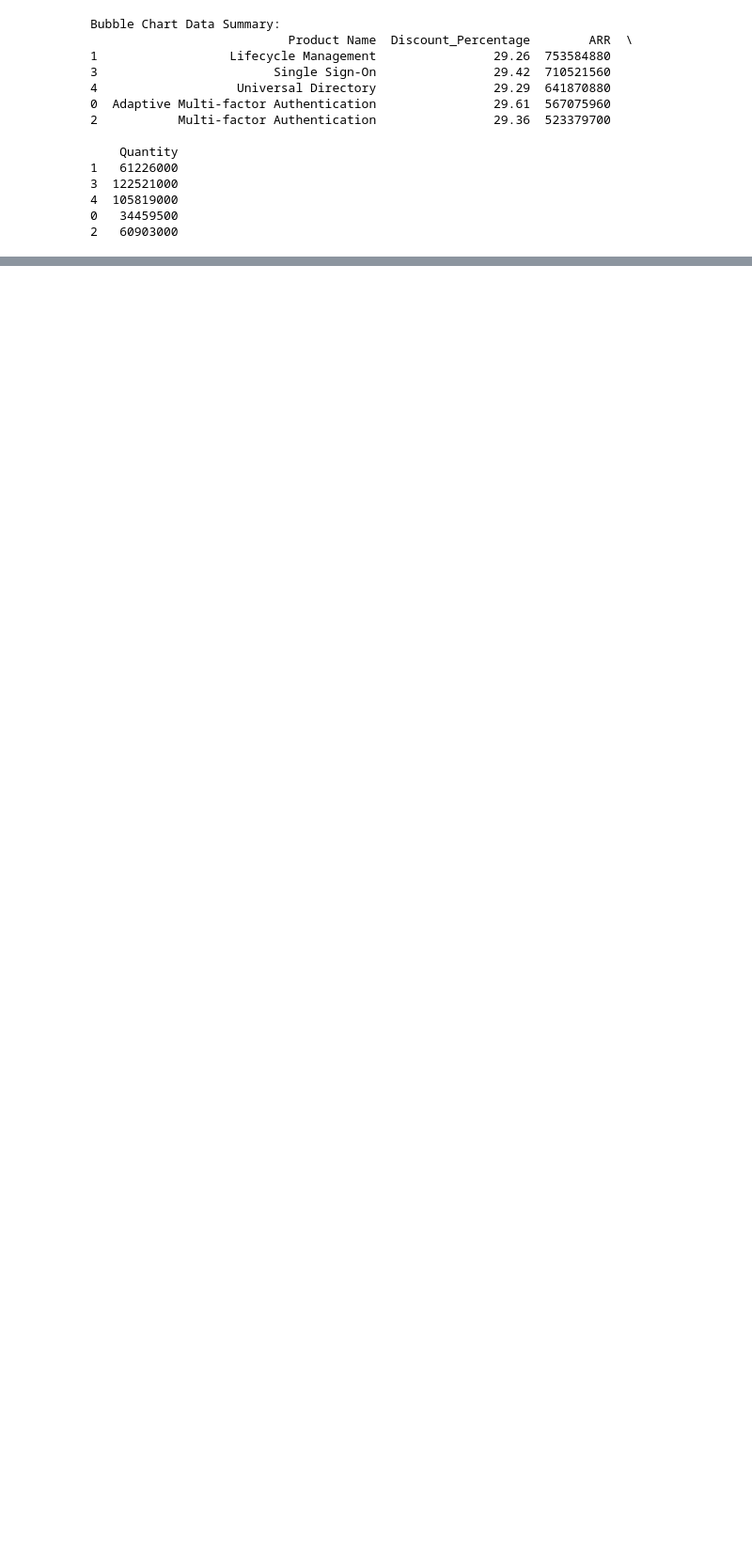
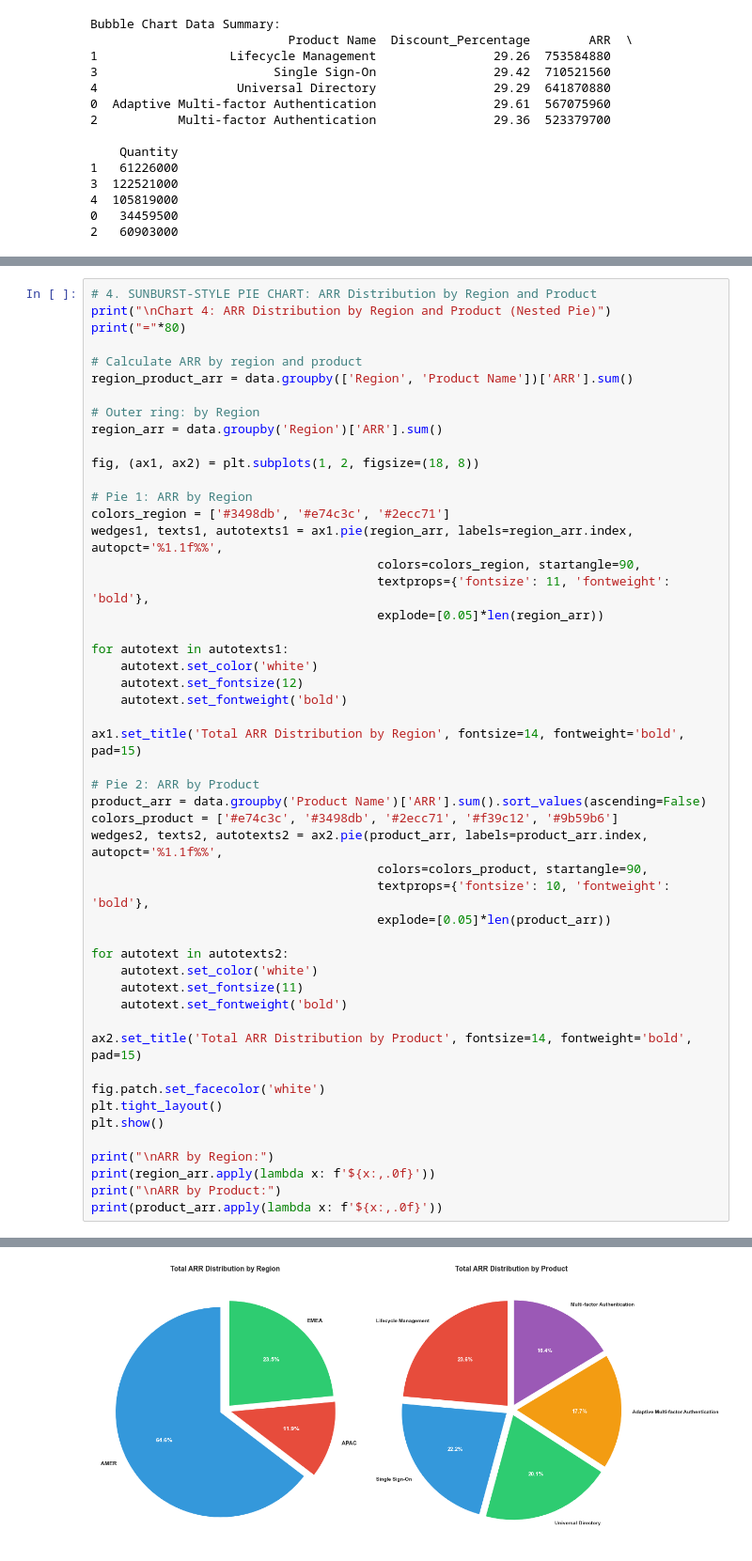
Before and after one commit to juileebhosale/Pricing_Discount_Strategy, a Jupyter notebook: Solution_notebook.ipynb, the cells around one changed output, grey strips where cells are left out. Shown at 94% size. Drawn from its saved outputs; the diff is of its cells as text; blank space fills up the shorter version.

```diff
--- a/Solution_notebook.ipynb
+++ b/Solution_notebook.ipynb
@@ -263,0 +568,51 @@ plt.show()
+# %%
+# 4. SUNBURST-STYLE PIE CHART: ARR Distribution by Region and Product
+print("\nChart 4: ARR Distribution by Region and Product (Nested Pie)")
+print("="*80)
+
+# Calculate ARR by region and product
+region_product_arr = data.groupby(['Region', 'Product Name'])['ARR'].sum()
+
+# Outer ring: by Region
+region_arr = data.groupby('Region')['ARR'].sum()
+
+fig, (ax1, ax2) = plt.subplots(1, 2, figsize=(18, 8))
+
+# Pie 1: ARR by Region
+colors_region = ['#3498db', '#e74c3c', '#2ecc71']
+wedges1, texts1, autotexts1 = ax1.pie(region_arr, labels=region_arr.index, autopct='%1.1f%%',
+                                       colors=colors_region, startangle=90,
+                                       textprops={'fontsize': 11, 'fontweight': 'bold'},
+                                       explode=[0.05]*len(region_arr))
+
+for autotext in autotexts1:
+    autotext.set_color('white')
+    autotext.set_fontsize(12)
+    autotext.set_fontweight('bold')
+
+ax1.set_title('Total ARR Distribution by Region', fontsize=14, fontweight='bold', pad=15)
+
+# Pie 2: ARR by Product
+product_arr = data.groupby('Product Name')['ARR'].sum().sort_values(ascending=False)
+colors_product = ['#e74c3c', '#3498db', '#2ecc71', '#f39c12', '#9b59b6']
+wedges2, texts2, autotexts2 = ax2.pie(product_arr, labels=product_arr.index, autopct='%1.1f%%',
+                                       colors=colors_product, startangle=90,
+                                       textprops={'fontsize': 10, 'fontweight': 'bold'},
+                                       explode=[0.05]*len(product_arr))
+
+for autotext in autotexts2:
+    autotext.set_color('white')
+    autotext.set_fontsize(11)
+    autotext.set_fontweight('bold')
+
+ax2.set_title('Total ARR Distribution by Product', fontsize=14, fontweight='bold', pad=15)
+
+fig.patch.set_facecolor('white')
+plt.tight_layout()
+plt.show()
+
+print("\nARR by Region:")
+print(region_arr.apply(lambda x: f'${x:,.0f}'))
+print("\nARR by Product:")
+print(product_arr.apply(lambda x: f'${x:,.0f}'))
+# %% [output]
@@ -263,0 +621 @@ plt.show()
+[figure, added]
```
Also changed, not shown: parts of 31 cells of this notebook.
